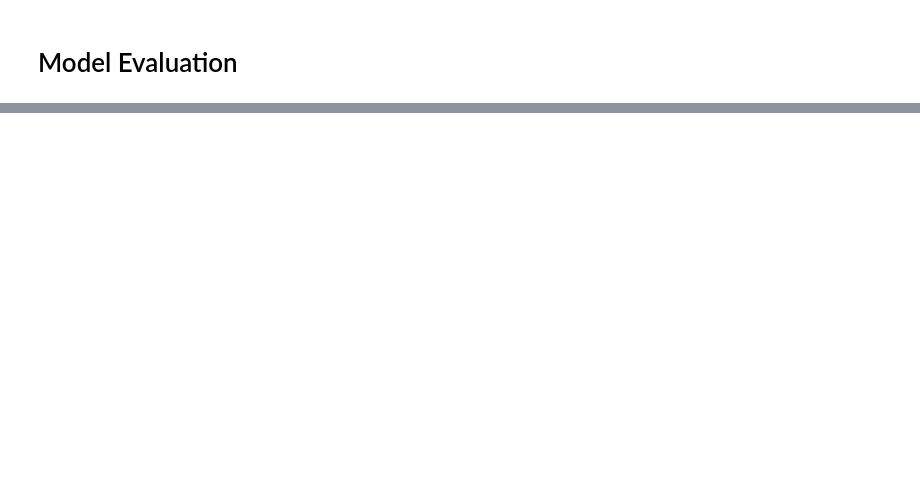
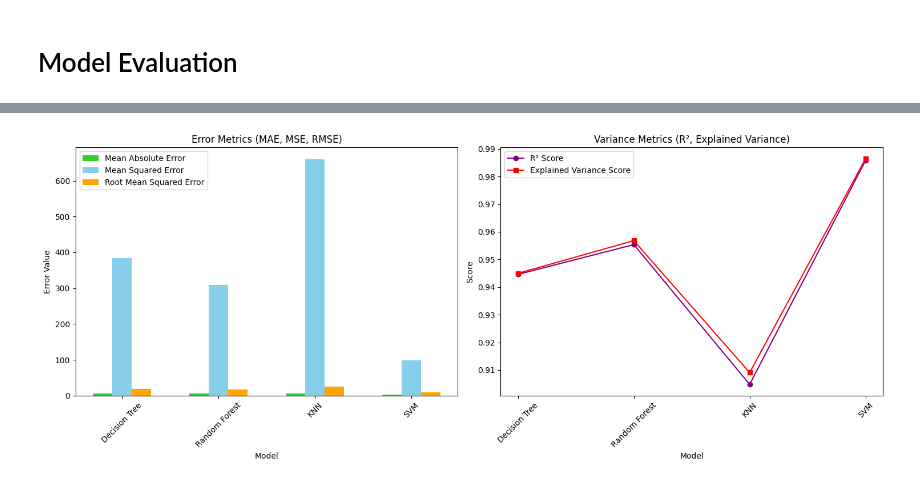
Before and after one commit to Manasvi-Bakshi/Crime-Analysis, a Jupyter notebook: Crime Analysis.ipynb, the cells around one changed output, grey strips where cells are left out. Drawn from its saved outputs; the diff is of its cells as text; code cells hidden in the pictures; blank space fills up the shorter version.

Commit message:
added model eval

```diff
--- a/Crime Analysis.ipynb
+++ b/Crime Analysis.ipynb
@@ -718,2 +720,78 @@ evaluate_model(svm, X_test, y_test)
 # %% [markdown]
 # Model Evaluation
+# %%
+# Dictionary to store model names and their performance metrics
+performance_metrics = {
+    "Model": [],
+    "Mean Absolute Error": [],
+    "Mean Squared Error": [],
+    "Root Mean Squared Error": [],
+    "R² Score": [],
+    "Explained Variance Score": []
+}
+
+# Function to evaluate and store performance metrics
+def evaluate_and_store(model, model_name, X_test, y_test):
+    predictions = model.predict(X_test)
+    mae = mean_absolute_error(y_test, predictions)
+    mse = mean_squared_error(y_test, predictions)
+    rmse = np.sqrt(mse)
+    r2 = r2_score(y_test, predictions)
+    evs = explained_variance_score(y_test, predictions)
+
+    # Append metrics to the dictionary
+    performance_metrics["Model"].append(model_name)
+    performance_metrics["Mean Absolute Error"].append(mae)
+    performance_metrics["Mean Squared Error"].append(mse)
+    performance_metrics["Root Mean Squared Error"].append(rmse)
+    performance_metrics["R² Score"].append(r2)
+    performance_metrics["Explained Variance Score"].append(evs)
+
+    print(f"{model_name} - MAE: {mae:.2f}, MSE: {mse:.2f}, RMSE: {rmse:.2f}, R²: {r2:.2f}, EVS: {evs:.2f}")
+
+# Evaluate each model
+print("\nEvaluating Models:")
+evaluate_and_store(decision_tree, "Decision Tree", X_test, y_test)
+evaluate_and_store(random_forest, "Random Forest", X_test, y_test)
+evaluate_and_store(knn, "KNN", X_test, y_test)
+evaluate_and_store(svm, "SVM", X_test, y_test)
+
+# Create a DataFrame for visualization
+performance_df = pd.DataFrame(performance_metrics)
+
+# Plot MAE, MSE, and RMSE together
+fig, (ax1, ax2) = plt.subplots(1, 2, figsize=(15, 6))
+
+# Bar chart for MAE, MSE, and RMSE
+bar_width = 0.2
+x = range(len(performance_df["Model"]))
+
+# Plot each metric as bars on the first axis
+ax1.bar(x, performance_df["Mean Absolute Error"], width=bar_width, label='Mean Absolute Error', color='limegreen', align='center')
+ax1.bar([p + bar_width for p in x], performance_df["Mean Squared Error"], width=bar_width, label='Mean Squared Error', color='skyblue', align='center')
+ax1.bar([p + 2 * bar_width for p in x], performance_df["Root Mean Squared Error"], width=bar_width, label='Root Mean Squared Error', color='orange', align='center')
+
+# Configure axis 1
+ax1.set_title("Error Metrics (MAE, MSE, RMSE)")
+ax1.set_ylabel('Error Value')
+ax1.set_xlabel('Model')
+ax1.set_xticks([p + bar_width for p in x])
+ax1.set_xticklabels(performance_df["Model"], rotation=45)
+ax1.legend(loc='upper left')
+
+# Line plot for R² Score and Explained Variance Score on the second axis
+ax2.plot(x, performance_df["R² Score"], color='purple', marker='o', label='R² Score')
+ax2.plot(x, performance_df["Explained Variance Score"], color='red', marker='s', label='Explained Variance Score')
+
+# Configure axis 2
+ax2.set_title("Variance Metrics (R², Explained Variance)")
+ax2.set_ylabel('Score')
+ax2.set_xlabel('Model')
+ax2.set_xticks(x)
+ax2.set_xticklabels(performance_df["Model"], rotation=45)
+ax2.legend(loc='upper left')
+
+# Adjust layout and display
+plt.tight_layout()
+plt.show()
+# %% [output]
@@ -719,0 +803 @@ evaluate_model(svm, X_test, y_test)
+[figure, added]
```
Also changed, not shown: parts of 11 cells of this notebook.
